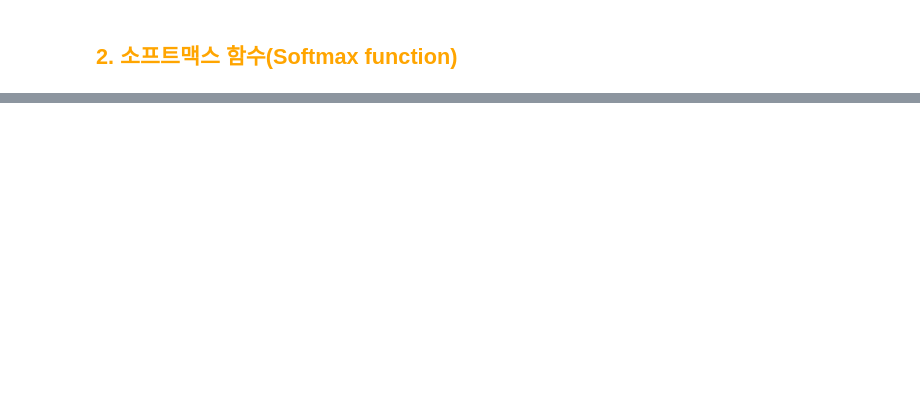
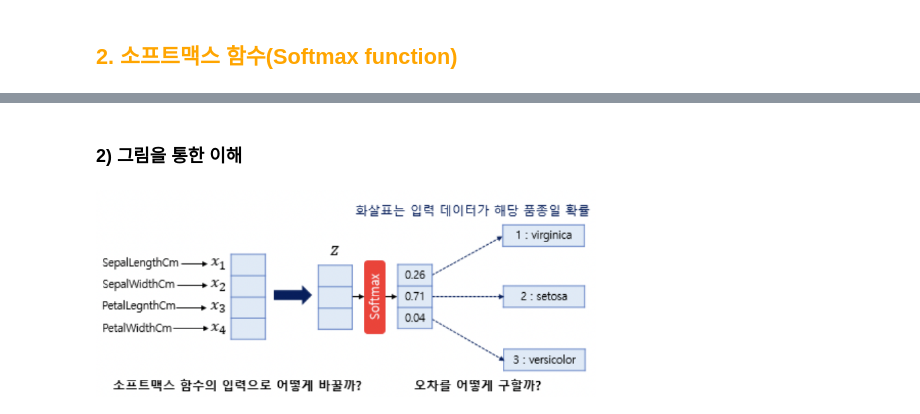
Before and after one commit to DaeWang-Ima/Python-PyTorch, a Jupyter notebook: PyTorch로 시작하는 딥러닝 입문/04_소프트맥스 회귀(Softmax Regression).ipynb, the cells around one changed output, grey strips where cells are left out. Drawn from its saved outputs; the diff is of its cells as text; code cells hidden in the pictures; blank space fills up the shorter version.

```diff
--- a/PyTorch로 시작하는 딥러닝 입문/04_소프트맥스 회귀(Softmax Regression).ipynb
+++ b/PyTorch로 시작하는 딥러닝 입문/04_소프트맥스 회귀(Softmax Regression).ipynb
@@ -156,0 +185,6 @@ $가설 : H(X) = softmax(XW + B)$
+# %% [markdown]
+### 2) 그림을 통한 이해
+# %%
+Image("./Images/소프트맥스 1.png", width = 500)
+# %% [output]
+[figure, added]
```
Also changed, not shown: parts of 136 cells of this notebook, 23 other files.
